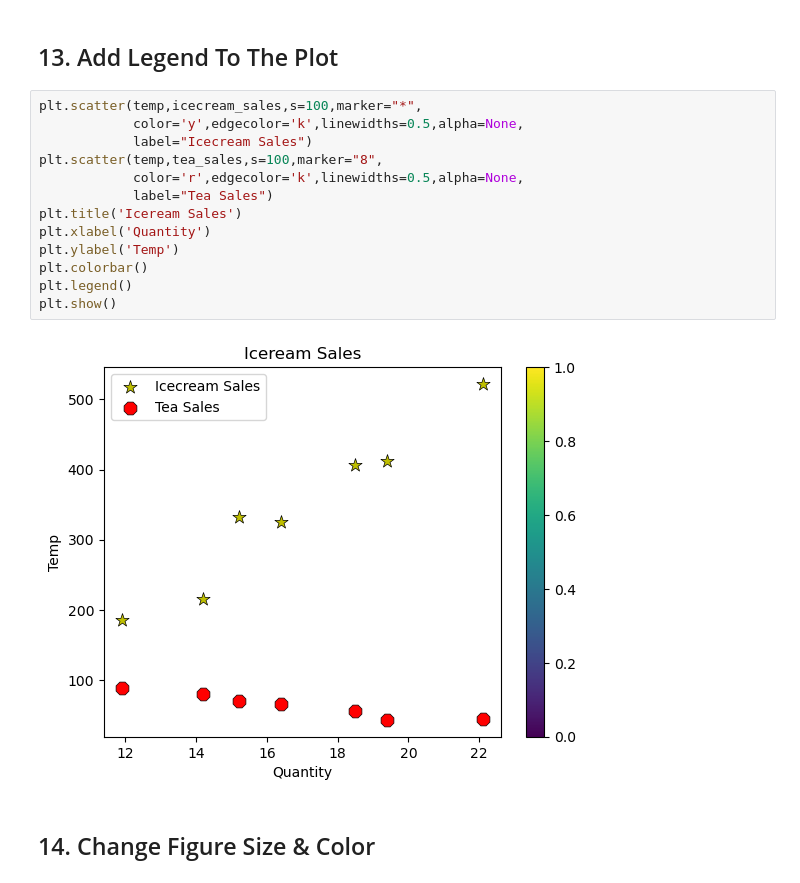
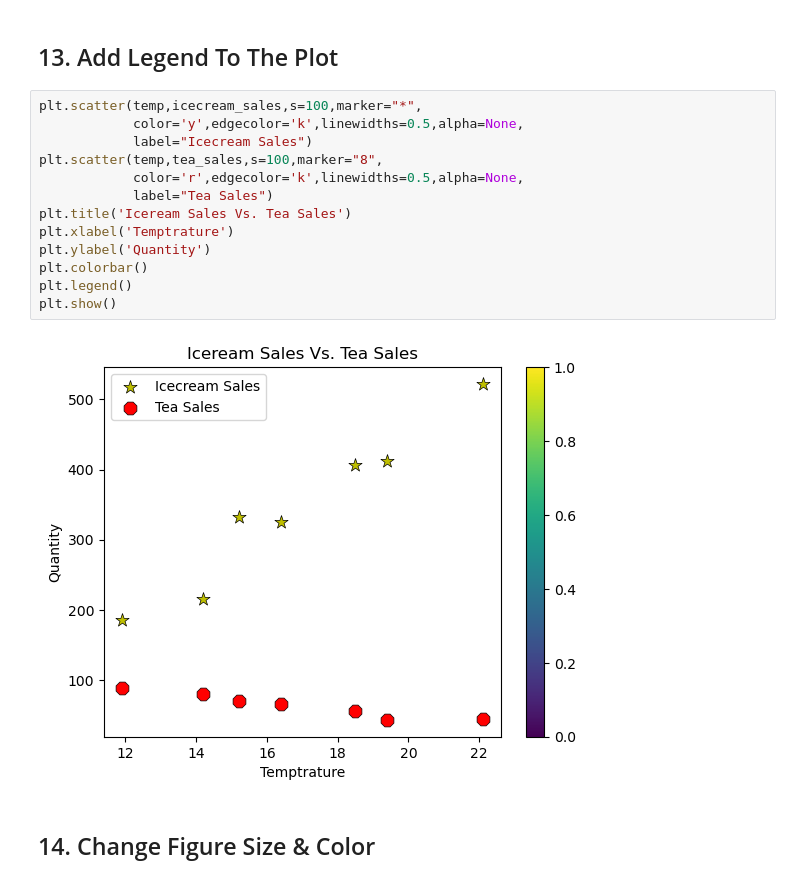
Before and after one commit to Lunanr/Fundamental-Matplotlib, a Jupyter notebook: 5. Scatter Plot/Scatter Plot.ipynb, the cells around one changed output. Saved outputs shown, nothing was run; the diff lists cells and outputs as text.

```diff
--- a/5. Scatter Plot/Scatter Plot.ipynb
+++ b/5. Scatter Plot/Scatter Plot.ipynb
@@ -189,18 +189,18 @@ plt.show()
 # %%
 plt.scatter(temp,icecream_sales,s=100,marker="*",
             color='y',edgecolor='k',linewidths=0.5,alpha=None,
             label="Icecream Sales")
 plt.scatter(temp,tea_sales,s=100,marker="8",
             color='r',edgecolor='k',linewidths=0.5,alpha=None,
             label="Tea Sales")
-plt.title('Iceream Sales')
-plt.xlabel('Quantity')
-plt.ylabel('Temp')
+plt.title('Iceream Sales Vs. Tea Sales')
+plt.xlabel('Temptrature')
+plt.ylabel('Quantity')
 plt.colorbar()
 plt.legend()
 plt.show()
 # %% [output]
-[figure, old version]
+[figure, new version]
 # %% [markdown]
 ## 14. Change Figure Size & Color
 # %%
```
Also changed, not shown: parts of 1 cell of this notebook, 2 other files.
